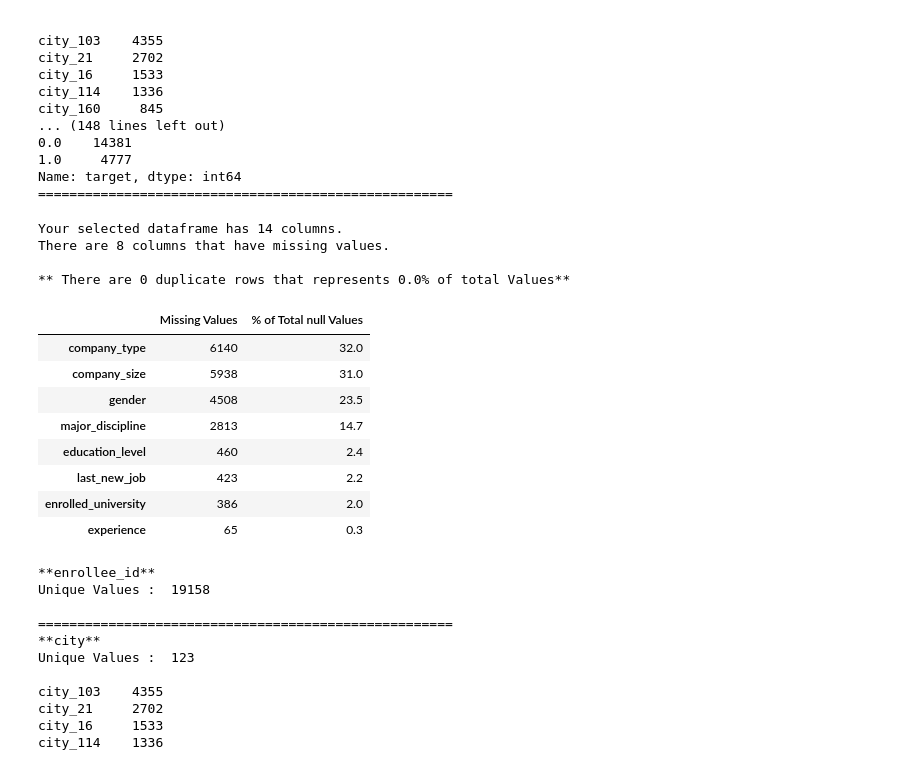
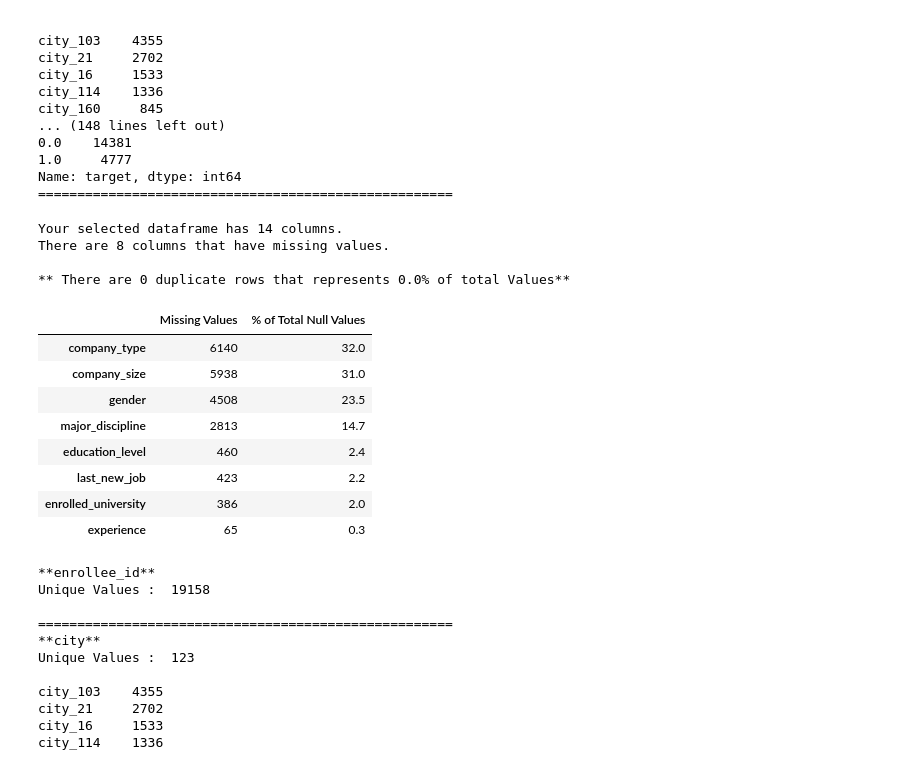
Before and after one commit to LinhQuach13/Individual_project_HR_analytics, a Jupyter notebook: Workbook.ipynb, the cells around one changed output. Drawn from its saved outputs; the diff is of its cells as text; code cells hidden in the pictures.

```diff
--- a/Workbook.ipynb
+++ b/Workbook.ipynb
@@ -87,6 +76,6 @@ def miss_dup_values(df):
 # %%
 #acquiring aug_train csv
-aug_train_df= get_aug_train('archive/aug_train.csv')
+aug_train_df= acquire.get_aug_train('archive/aug_train.csv')
 # %%
 aug_train_df.head()
 # %% [output]
@@ -175,13 +140,13 @@ Name: target, dtype: int64
 =====================================================
 # %%
 #Using function to see percentage of missing nulls in columns
-miss_dup_values(aug_train_df)
+prepare.miss_dup_values(aug_train_df)
 # %% [output]
 Your selected dataframe has 14 columns.
 There are 8 columns that have missing values.
 
 ** There are 0 duplicate rows that represents 0.0% of total Values**
-|  | Missing Values | % of Total null Values |
+|  | Missing Values | % of Total Null Values |
 | company_type | 6140 | 32.0 |
 | company_size | 5938 | 31.0 |
 | gender | 4508 | 23.5 |
```
Also changed, not shown: parts of 52 cells of this notebook.
